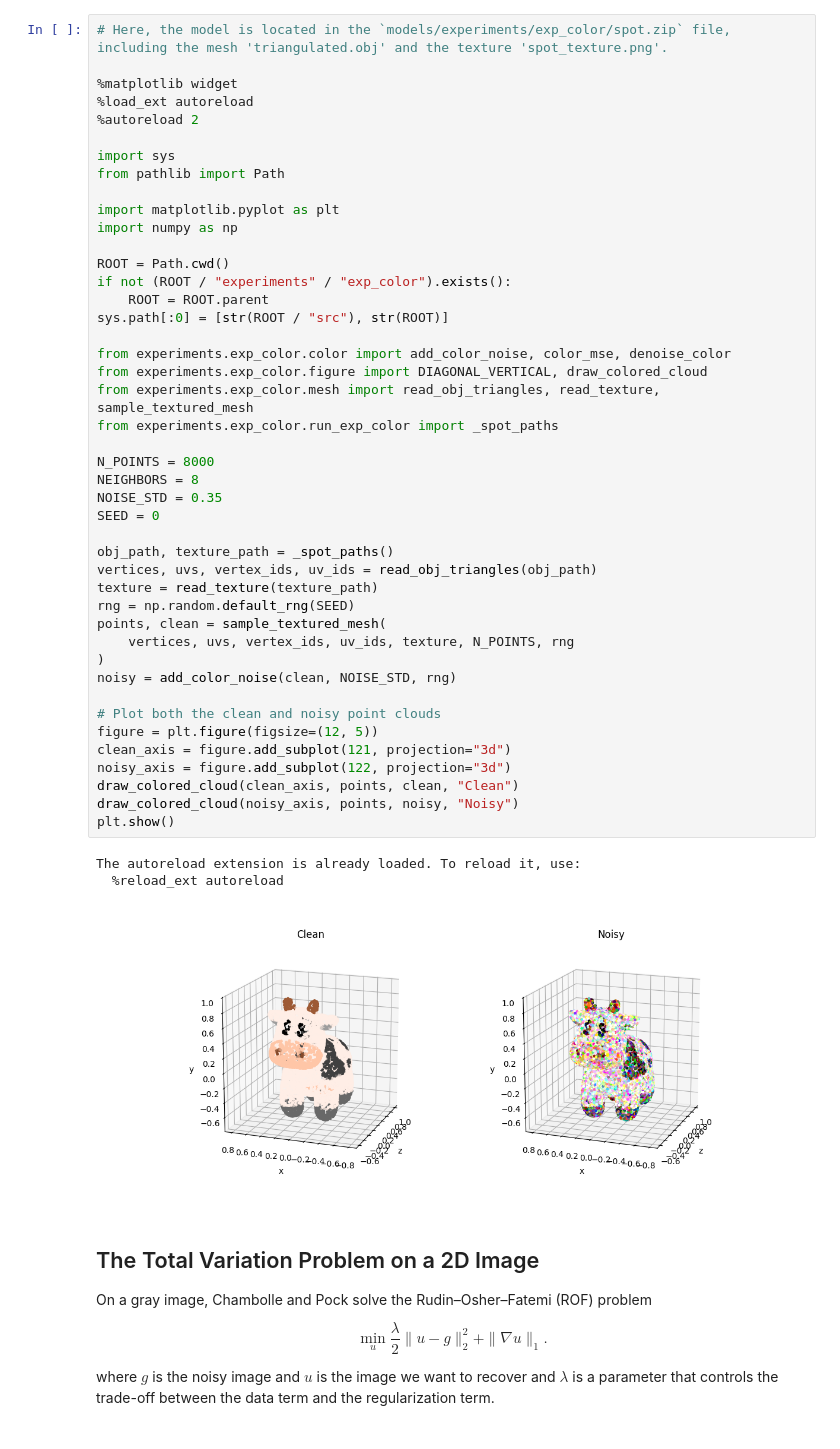
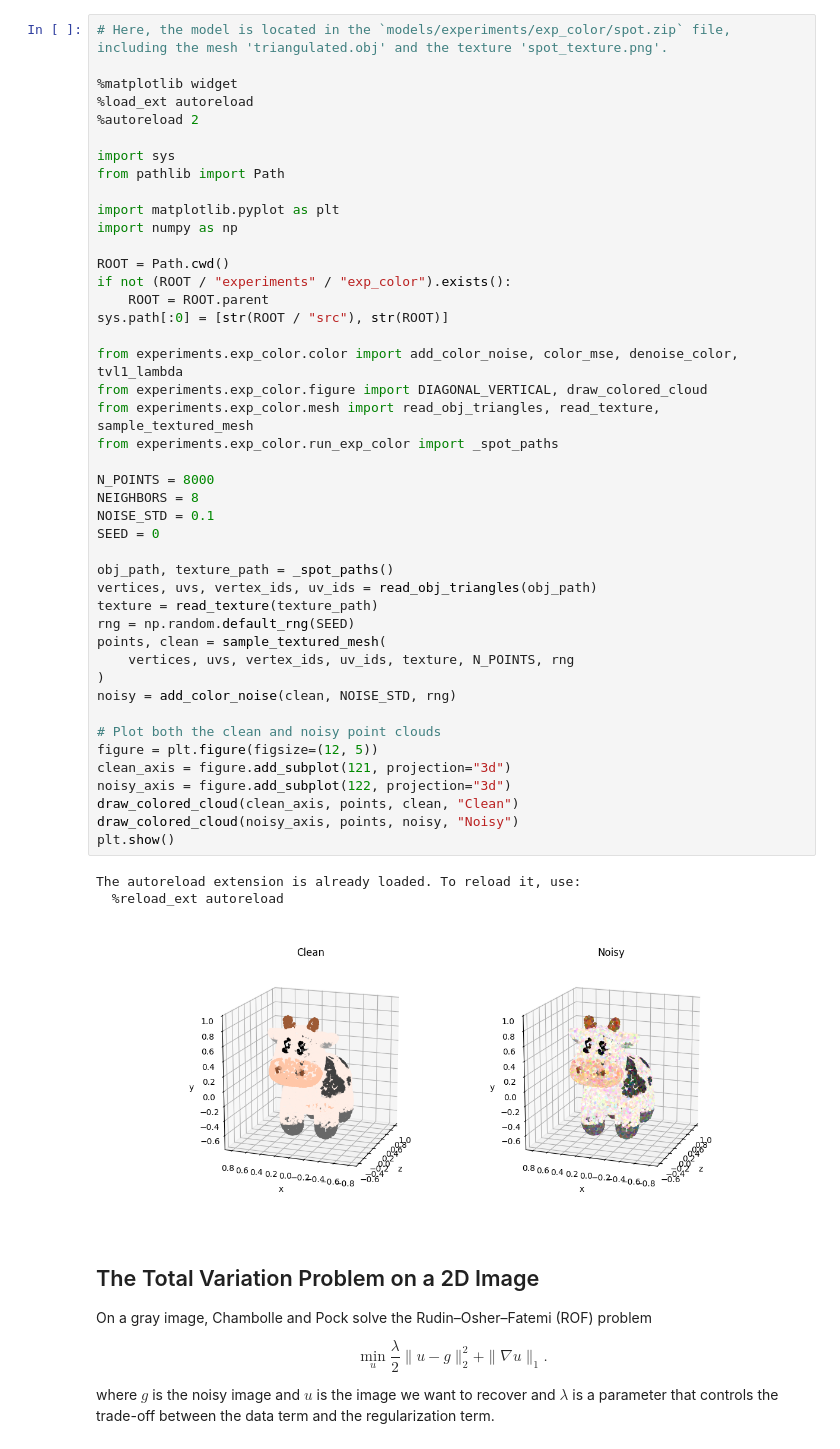
Before and after one commit to aadarshram/Chambolle-Pock-Point-Cloud-Denoising, a Jupyter notebook: notebooks/chambolle_pock_color_denoising.ipynb, the cells around one changed output. Cells and saved outputs as stored; diff of their text form.

Commit message:
Rewrite 2D experiment cleanly. Organize project for codebase commit

```diff
--- a/notebooks/chambolle_pock_color_denoising.ipynb
+++ b/notebooks/chambolle_pock_color_denoising.ipynb
@@ -36,36 +38,36 @@ if not (ROOT / "experiments" / "exp_color").exists():
     ROOT = ROOT.parent
 sys.path[:0] = [str(ROOT / "src"), str(ROOT)]
 
-from experiments.exp_color.color import add_color_noise, color_mse, denoise_color
+from experiments.exp_color.color import add_color_noise, color_mse, denoise_color, tvl1_lambda
 from experiments.exp_color.figure import DIAGONAL_VERTICAL, draw_colored_cloud
 from experiments.exp_color.mesh import read_obj_triangles, read_texture, sample_textured_mesh
 from experiments.exp_color.run_exp_color import _spot_paths
 
 N_POINTS = 8000
 NEIGHBORS = 8
-NOISE_STD = 0.35
+NOISE_STD = 0.1
 SEED = 0
 
 obj_path, texture_path = _spot_paths()
 vertices, uvs, vertex_ids, uv_ids = read_obj_triangles(obj_path)
 texture = read_texture(texture_path)
 rng = np.random.default_rng(SEED)
 points, clean = sample_textured_mesh(
     vertices, uvs, vertex_ids, uv_ids, texture, N_POINTS, rng
 )
 noisy = add_color_noise(clean, NOISE_STD, rng)
 
 # Plot both the clean and noisy point clouds
 figure = plt.figure(figsize=(12, 5))
 clean_axis = figure.add_subplot(121, projection="3d")
 noisy_axis = figure.add_subplot(122, projection="3d")
 draw_colored_cloud(clean_axis, points, clean, "Clean")
 draw_colored_cloud(noisy_axis, points, noisy, "Noisy")
 plt.show()
 # %% [output]
 The autoreload extension is already loaded. To reload it, use:
   %reload_ext autoreload
-[figure, old version]
+[figure, new version]
 # %% [markdown]
 ## The Total Variation Problem on a 2D Image
 
```
Also changed, not shown: parts of 6 cells of this notebook, 48 other files.
